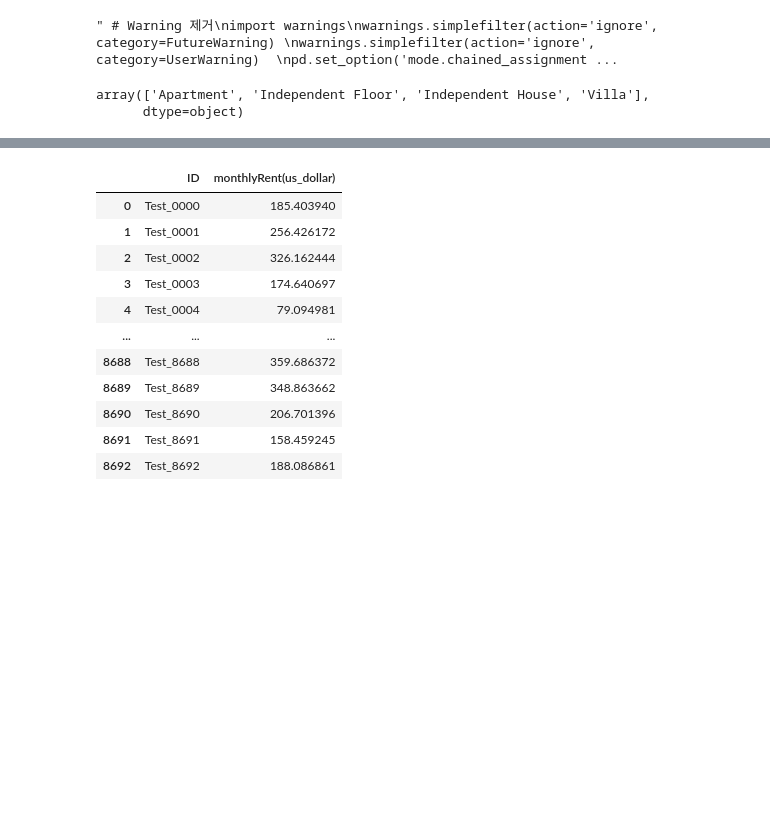
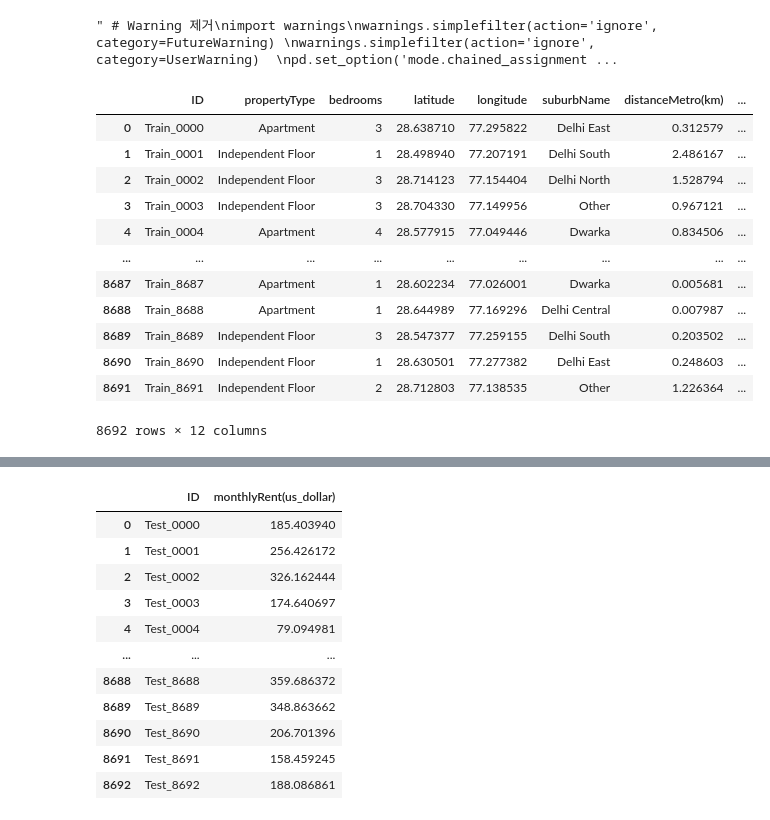
Before and after one commit to sarcomaXD/wellknown, a Jupyter notebook: house/jk.ipynb, the cells around one changed output, grey strips where cells are left out. Saved outputs shown, nothing was run; the diff lists cells and outputs as text; code cells hidden in the pictures; blank space fills up the shorter version.

```diff
--- a/house/jk.ipynb
+++ b/house/jk.ipynb
@@ -39,5 +34,16 @@ test_x = test.drop('ID',axis=1)
-# %%
-train_x.propertyType.unique()
-# %% [output]
-array(['Apartment', 'Independent Floor', 'Independent House', 'Villa'],
-      dtype=object)
+# %%
+train
+# %% [output]
+|  | ID | propertyType | bedrooms | latitude | longitude | suburbName | distanceMetro(km) | ... |
+| 0 | Train_0000 | Apartment | 3 | 28.638710 | 77.295822 | Delhi East | 0.312579 | ... |
+| 1 | Train_0001 | Independent Floor | 1 | 28.498940 | 77.207191 | Delhi South | 2.486167 | ... |
+| 2 | Train_0002 | Independent Floor | 3 | 28.714123 | 77.154404 | Delhi North | 1.528794 | ... |
+| 3 | Train_0003 | Independent Floor | 3 | 28.704330 | 77.149956 | Other | 0.967121 | ... |
+| 4 | Train_0004 | Apartment | 4 | 28.577915 | 77.049446 | Dwarka | 0.834506 | ... |
+| ... | ... | ... | ... | ... | ... | ... | ... | ... |
+| 8687 | Train_8687 | Apartment | 1 | 28.602234 | 77.026001 | Dwarka | 0.005681 | ... |
+| 8688 | Train_8688 | Apartment | 1 | 28.644989 | 77.169296 | Delhi Central | 0.007987 | ... |
+| 8689 | Train_8689 | Independent Floor | 3 | 28.547377 | 77.259155 | Delhi South | 0.203502 | ... |
+| 8690 | Train_8690 | Independent Floor | 1 | 28.630501 | 77.277382 | Delhi East | 0.248603 | ... |
+| 8691 | Train_8691 | Independent Floor | 2 | 28.712803 | 77.138535 | Other | 1.226364 | ... |
+8692 rows × 12 columns
```
Also changed, not shown: parts of 7 cells of this notebook.
